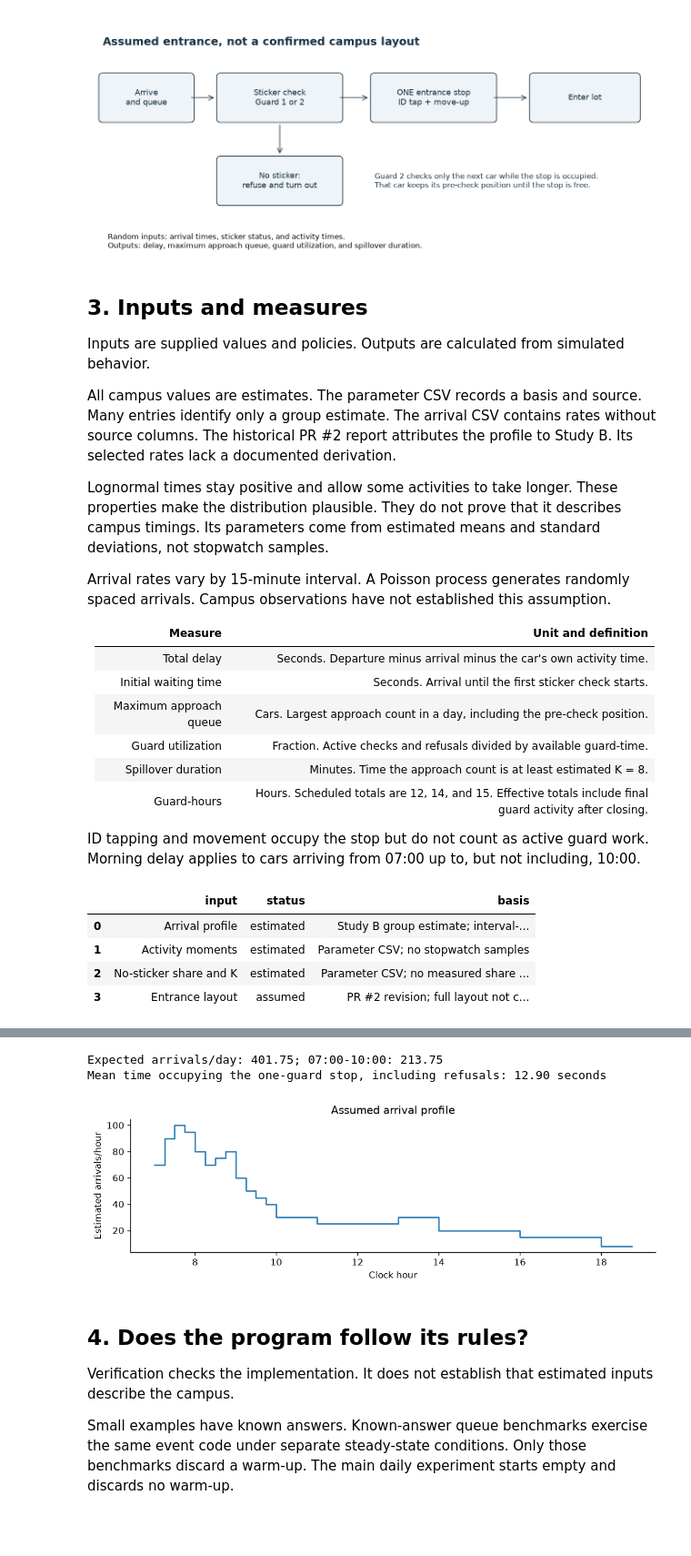
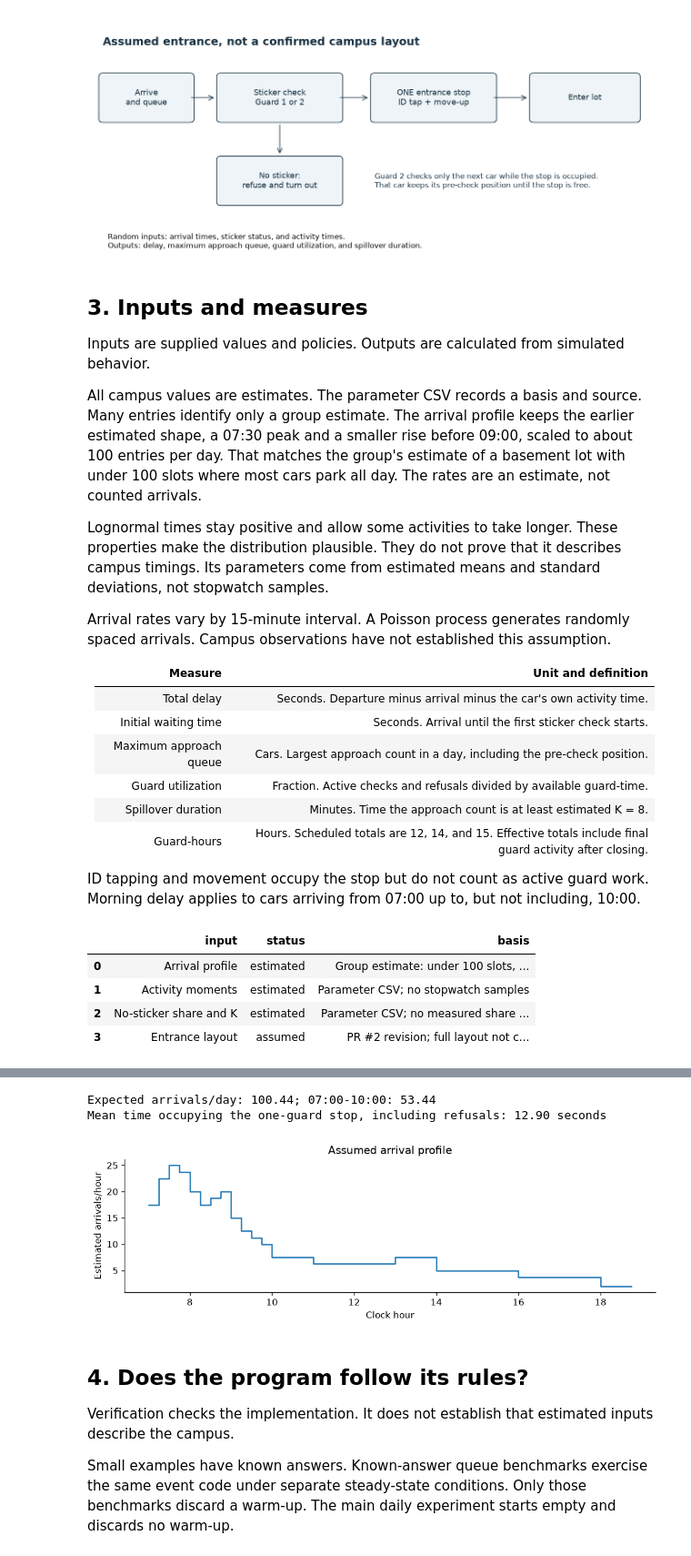
Before and after one commit to 10Plaiz/142-modelling, a Jupyter notebook: Group8_Parking_Booth_Simulation/Parking_Booth_Simulation.ipynb, the cells around one changed output, grey strips where cells are left out. Shown at 91% size. Drawn from its saved outputs; the diff is of its cells as text; code cells hidden in the pictures; blank space fills up the shorter version.

Commit message:
Rescale arrivals to about 100 cars/day for a sub-100-slot lot

```diff
--- a/Group8_Parking_Booth_Simulation/Parking_Booth_Simulation.ipynb
+++ b/Group8_Parking_Booth_Simulation/Parking_Booth_Simulation.ipynb
@@ -110,7 +110,7 @@ plt.show()
 ## 3. Inputs and measures
 Inputs are supplied values and policies. Outputs are calculated from simulated behavior.
 
-All campus values are estimates. The parameter CSV records a basis and source. Many entries identify only a group estimate. The arrival CSV contains rates without source columns. The historical PR #2 report attributes the profile to Study B. Its selected rates lack a documented derivation.
+All campus values are estimates. The parameter CSV records a basis and source. Many entries identify only a group estimate. The arrival profile keeps the earlier estimated shape, a 07:30 peak and a smaller rise before 09:00, scaled to about 100 entries per day. That matches the group's estimate of a basement lot with under 100 slots where most cars park all day. The rates are an estimate, not counted arrivals.
 
 Lognormal times stay positive and allow some activities to take longer. These properties make the distribution plausible. They do not prove that it describes campus timings. Its parameters come from estimated means and standard deviations, not stopwatch samples.
 
@@ -128,7 +128,7 @@ Arrival rates vary by 15-minute interval. A Poisson process generates randomly s
 ID tapping and movement occupy the stop but do not count as active guard work. Morning delay applies to cars arriving from 07:00 up to, but not including, 10:00.
 # %%
 input_provenance = pd.DataFrame([
-    {"input": "Arrival profile", "status": "estimated", "basis": "Study B group estimate; interval-rate derivation unavailable"},
+    {"input": "Arrival profile", "status": "estimated", "basis": "Group estimate: under 100 slots, low turnover; about 100 entries/day (earlier shape scaled by 0.25)"},
     {"input": "Activity moments", "status": "estimated", "basis": "Parameter CSV; no stopwatch samples"},
     {"input": "No-sticker share and K", "status": "estimated", "basis": "Parameter CSV; no measured share or approach capacity"},
     {"input": "Entrance layout", "status": "assumed", "basis": "PR #2 revision; full layout not confirmed"},
@@ -137,36 +137,36 @@ input_provenance.to_csv(RESULTS / "input_provenance.csv", index=False)
 display(input_provenance)
 display(parameters)
 arrivals_table = pd.read_csv(DATA / "arrival_rates.csv")
 es, es2 = model.moments(admitted_at_stop=False)
 arrivals_table["expected_cars_per_slot"] = rates * ps.INTERVAL
 arrivals_table["one_guard_stop_load"] = rates * es
 arrivals_table.to_csv(RESULTS / "arrival_rates_and_load.csv", index=False)
 print(f"Expected arrivals/day: {rates.sum() * ps.INTERVAL:.2f}; 07:00-10:00: {rates[:12].sum() * ps.INTERVAL:.2f}")
 print(f"Mean time occupying the one-guard stop, including refusals: {es * 60:.2f} seconds")
 fig, ax = plt.subplots(figsize=(9, 3))
 ax.step(np.arange(48) / 4 + 7, rates * 60, where="post")
 ax.set(xlabel="Clock hour", ylabel="Estimated arrivals/hour", title="Assumed arrival profile")
 fig.tight_layout(); fig.savefig(FIGS / "arrival_profile.png"); plt.show()
 # %% [output]
 |  | input | status | basis |
-| 0 | Arrival profile | estimated | Study B group estimate; interval-... |
+| 0 | Arrival profile | estimated | Group estimate: under 100 slots, ... |
 | 1 | Activity moments | estimated | Parameter CSV; no stopwatch samples |
 | 2 | No-sticker share and K | estimated | Parameter CSV; no measured share ... |
 | 3 | Entrance layout | assumed | PR #2 revision; full layout not c... |
 |  | parameter | value | unit | basis | source |
 | 0 | nonsticker_share | 0.05 | fraction of arrivals | ESTIMATED. Share of arriving cars... | Group estimate, carried over from... |
 | 1 | check_mean_sec | 4.00 | seconds | ESTIMATED. C: guard looks at the ... | Group estimate from first-hand ex... |
 | 2 | check_sd_sec | 2.00 | seconds | ESTIMATED. Spread of C. | Group estimate |
 | 3 | tap_mean_sec | 4.00 | seconds | ESTIMATED. T: driver reaches out,... | Group estimate; card/RFID transac... |
 | 4 | tap_sd_sec | 2.00 | seconds | ESTIMATED. Spread of T. | Group estimate |
 | 5 | moveup_mean_sec | 3.00 | seconds | ESTIMATED. M: the car clears the ... | Group estimate |
 | 6 | moveup_sd_sec | 1.00 | seconds | ESTIMATED. Spread of M. | Group estimate |
 | 7 | refusal_mean_sec | 45.00 | seconds | ESTIMATED. R: guard explains the ... | Group estimate, carried over from... |
 | 8 | refusal_sd_sec | 15.00 | seconds | ESTIMATED. Spread of R. | Group estimate, carried over from... |
 | 9 | K_waiting_spaces | 8.00 | vehicles | ESTIMATED. Cars that fit on the a... | Group estimate, carried over from... |
-Expected arrivals/day: 401.75; 07:00-10:00: 213.75
+Expected arrivals/day: 100.44; 07:00-10:00: 53.44
 Mean time occupying the one-guard stop, including refusals: 12.90 seconds
-[figure, old version]
+[figure, new version]
 # %% [markdown]
 ## 4. Does the program follow its rules?
 Verification checks the implementation. It does not establish that estimated inputs describe the campus.
```
Also changed, not shown: parts of 11 cells of this notebook, 30 other files.
